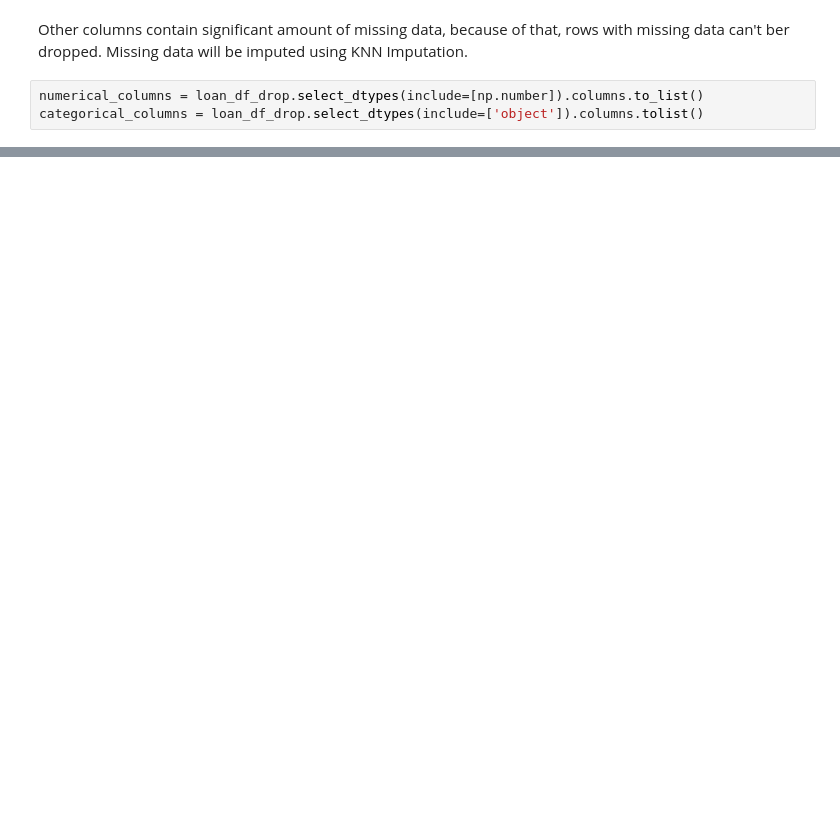
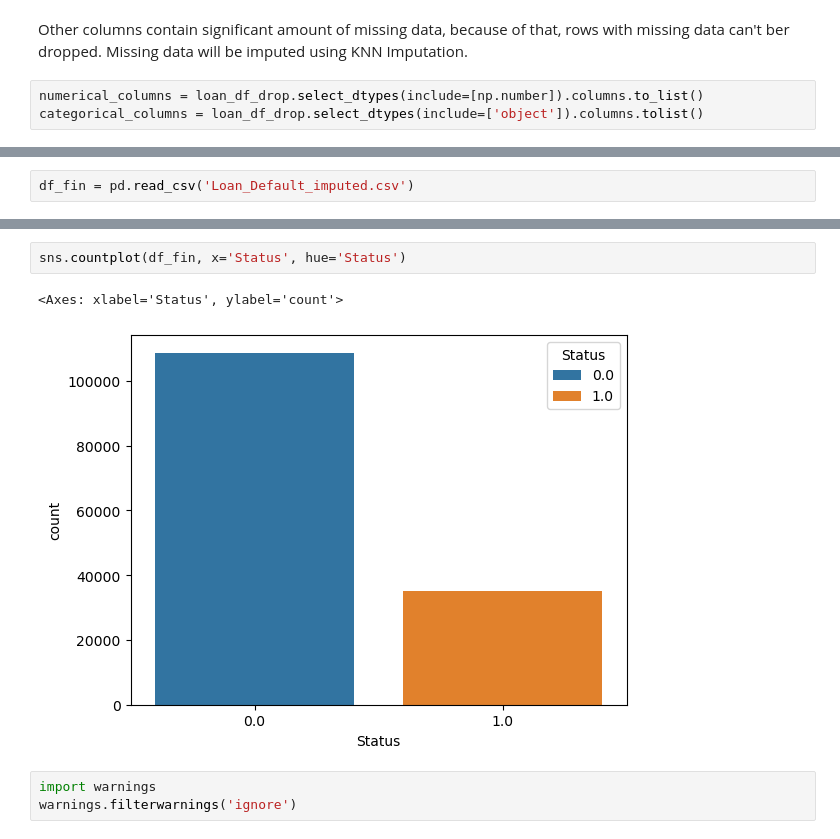
Before and after one commit to BartlomiejGaw/Loan_Default_Prediction, a Jupyter notebook: Data_Cleaning_and_EDA.ipynb, the cells around one changed output, grey strips where cells are left out. Drawn from its saved outputs; the diff is of its cells as text; blank space fills up the shorter version.

```diff
--- a/Data_Cleaning_and_EDA.ipynb
+++ b/Data_Cleaning_and_EDA.ipynb
@@ -371,0 +365,2 @@ dtype: int64
+# %%
+df_fin = pd.read_csv('Loan_Default_imputed.csv')
@@ -371,0 +376,8 @@ dtype: int64
+# %%
+sns.countplot(df_fin, x='Status', hue='Status')
+# %% [output]
+<Axes: xlabel='Status', ylabel='count'>
+[figure, added]
+# %%
+import warnings
+warnings.filterwarnings('ignore')
```
Also changed, not shown: parts of 46 cells of this notebook, 2 other files.
